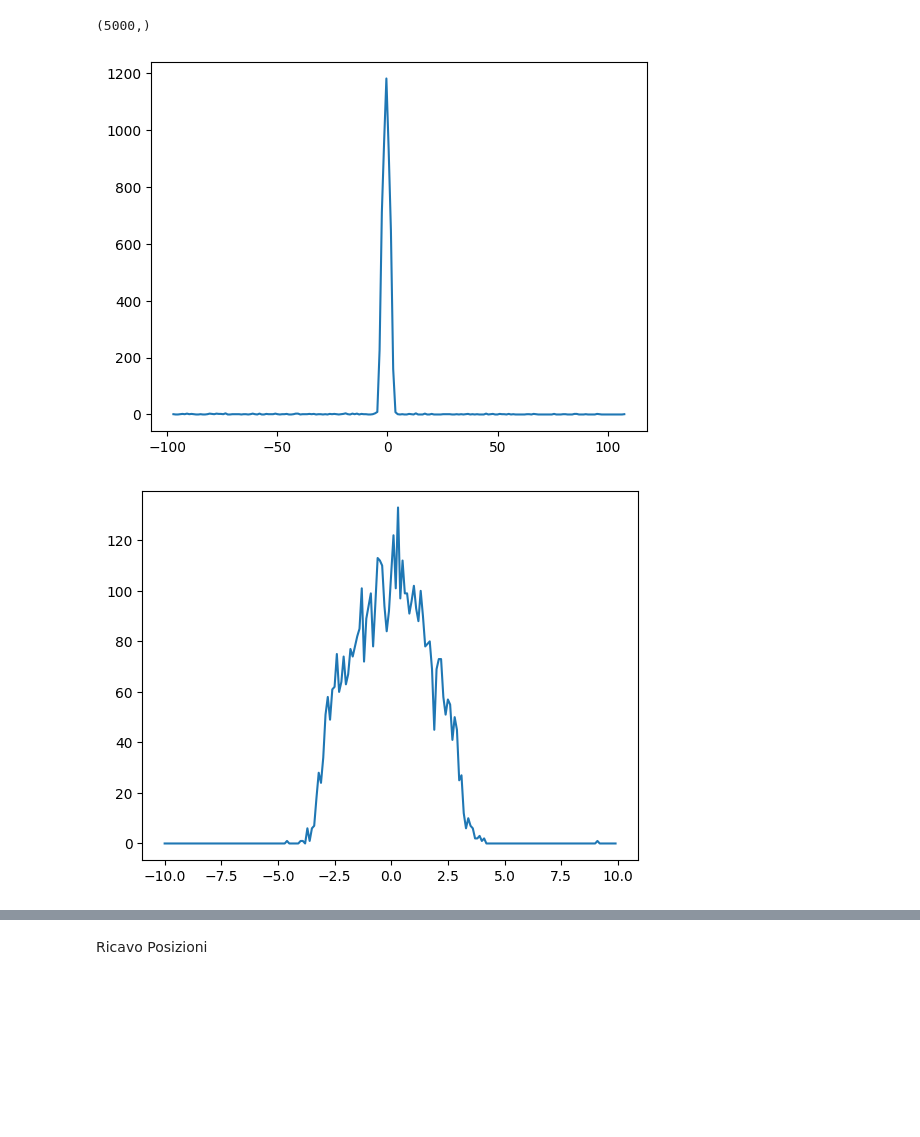
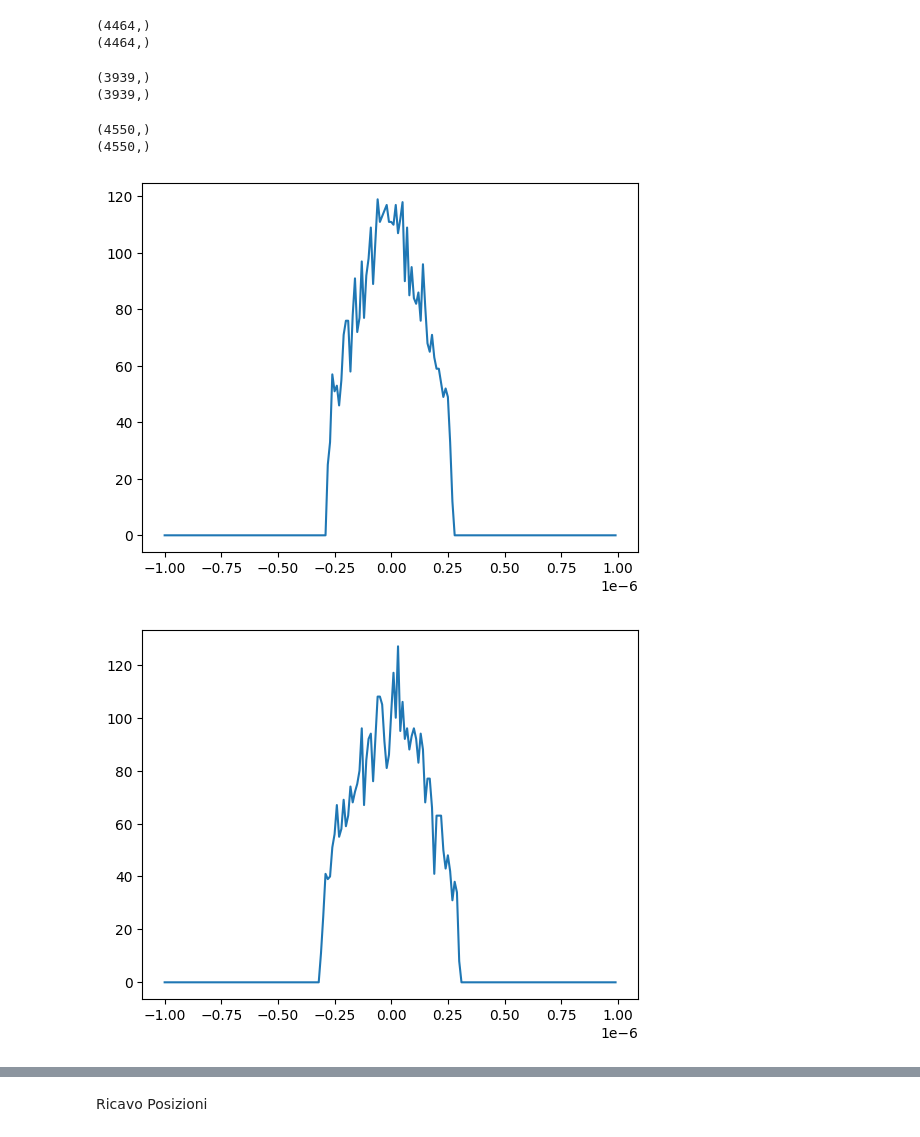
Before and after one commit to francescouni0/FisMedLab, a Jupyter notebook: Plastici/Acquisizione Na-22 Esperienza Scintillatori-20230427T155444Z-001/Acquisizione Na-22 Esperienza Scintillatori/Position.ipynb, the cells around one changed output, grey strips where cells are left out. Drawn from its saved outputs; the diff is of its cells as text; code cells hidden in the pictures; blank space fills up the shorter version.

```diff
--- a/Plastici/Acquisizione Na-22 Esperienza Scintillatori-20230427T155444Z-001/Acquisizione Na-22 Esperienza Scintillatori/Position.ipynb
+++ b/Plastici/Acquisizione Na-22 Esperienza Scintillatori-20230427T155444Z-001/Acquisizione Na-22 Esperienza Scintillatori/Position.ipynb
@@ -4,23 +4,24 @@ import numpy as np
 import matplotlib.pyplot as plt
 from scipy.optimize import curve_fit
 from scipy.stats import norm,chisquare
+# %%
+popt0_34=1/6.90512457e-09
+popt1_34=-1.07549696e-11
+popt0_12=1/6.32570033e-09
+popt1_12=-7.72742902e-11
 # %%
 t1_1,t2_1,t3_1,t4_1,a1_1,a2_1,a3_1,a4_1 = np.loadtxt('Position_1.txt',unpack=True)
 
-delta_t_12_1 = t2_1-t1_1
-delta_t_34_1 = t4_1-t3_1
+delta_t_34_1 = (t4_1-t3_1)*1e-7
+delta_t_12_1 = (t2_1-t1_1)*1e-7
 
 t1_2,t2_2,t3_2,t4_2,a1_2,a2_2,a3_2,a4_2 = np.loadtxt('Position_2.txt',unpack=True)
 
-delta_t_12_2=t2_2-t1_2
-delta_t_34_2=t4_2-t3_2
+delta_t_12_2=(t2_2-t1_2)*1e-7
+delta_t_34_2=(t4_2-t3_2)*1e-7
 
 
 t1_3,t2_3,t3_3,t4_3,a1_3,a2_3,a3_3,a4_3 = np.loadtxt('Position_3.txt',unpack=True)
 
-delta_t_12_3=t2_3-t1_3
-delta_t_34_3=t4_3-t3_3
-
-print(t1_1.shape)
+delta_t_12_3=(t2_3-t1_3)*1e-7
+delta_t_34_3=(t4_3-t3_3)*1e-7
-# %% [output]
-(5000,)
@@ -27,29 +37,65 @@ print(t1_1.shape)
+# %%
+mask = (delta_t_12_1 >= -44/(popt0_12)+popt1_12) & (delta_t_12_1 <= 44/(popt0_12)+popt1_12) & (delta_t_34_1>= -44/(popt0_34)+popt1_34) & (delta_t_34_1 <= 44/(popt0_34)+popt1_34)
+delta_t_12_1 = delta_t_12_1[mask]
+delta_t_34_1 = delta_t_34_1[mask]
+
+
+print(delta_t_34_1.shape)
+
+print(delta_t_12_1.shape)
+# %% [output]
+(4464,)
+(4464,)
+# %%
+mask = (delta_t_12_2 >= -44/(popt0_12)+popt1_12) & (delta_t_12_2 <= 44/(popt0_12)+popt1_12) & (delta_t_34_2>= -44/(popt0_34)+popt1_34) & (delta_t_34_2 <= 44/(popt0_34)+popt1_34)
+delta_t_12_2 = delta_t_12_2[mask]
+delta_t_34_2 = delta_t_34_2[mask]
+
+
+print(delta_t_34_2.shape)
+
+print(delta_t_12_2.shape)
+# %% [output]
+(3939,)
+(3939,)
+# %%
+mask = (delta_t_12_3 >= -44/(popt0_12)+popt1_12) & (delta_t_12_3 <= 44/(popt0_12)+popt1_12) & (delta_t_34_3>= -44/(popt0_34)+popt1_34) & (delta_t_34_3 <= 44/(popt0_34)+popt1_34)
+delta_t_12_3 = delta_t_12_3[mask]
+delta_t_34_3 = delta_t_34_3[mask]
+
+
+print(delta_t_34_3.shape)
+
+print(delta_t_12_3.shape)
+# %% [output]
+(4550,)
+(4550,)
 # %%
 # freq12_1,bins12_1=np.histogram(delta_t_12_1,bins=round(np.sqrt(5000)),range=(-10,10))
-freq12_1,bins12_1=np.histogram(delta_t_12_1,bins=200)
+freq12_1,bins12_1=np.histogram(delta_t_12_1,bins=200,range=(-10*1e-7,10*1e-7))
 plt.plot(bins12_1[:-1],freq12_1)
 plt.show()
 
-freq34_1,bins34_1=np.histogram(delta_t_34_1,bins=200,range=(-10,10))
+freq34_1,bins34_1=np.histogram(delta_t_34_1,bins=200,range=(-10*1e-7,10*1e-7))
 plt.plot(bins34_1[:-1],freq34_1)
 plt.show()
 
 
-freq12_2,bins12_2=np.histogram(delta_t_12_2,bins=200,range=(-10,10))
+freq12_2,bins12_2=np.histogram(delta_t_12_2,bins=200,range=(-10*1e-7,10*1e-7))
 plt.plot(bins12_2[:-1],freq12_2)
 plt.show()
 
-freq34_2,bins34_2=np.histogram(delta_t_34_2,bins=200,range=(-10,10))
+freq34_2,bins34_2=np.histogram(delta_t_34_2,bins=200,range=(-10*1e-7,10*1e-7))
 plt.plot(bins34_2[:-1],freq34_2)
 plt.show()
 
-freq12_3,bins12_3=np.histogram(delta_t_12_3,bins=200,range=(-10,10))
+freq12_3,bins12_3=np.histogram(delta_t_12_3,bins=200,range=(-10*1e-7,10*1e-7))
 plt.plot(bins12_3[:-1],freq12_3)
 plt.show()
 
-freq34_3,bins34_3=np.histogram(delta_t_34_3,bins=200,range=(-10,10))
+freq34_3,bins34_3=np.histogram(delta_t_34_3,bins=200,range=(-10*1e-7,10*1e-7))
 plt.plot(bins34_3[:-1],freq34_3)
 plt.show()
 # %% [output]
-[figure, old version]
+[figure, new version]
-[figure, old version]
+[figure, new version]
```
Also changed, not shown: parts of 3 cells of this notebook, 1 other file.
